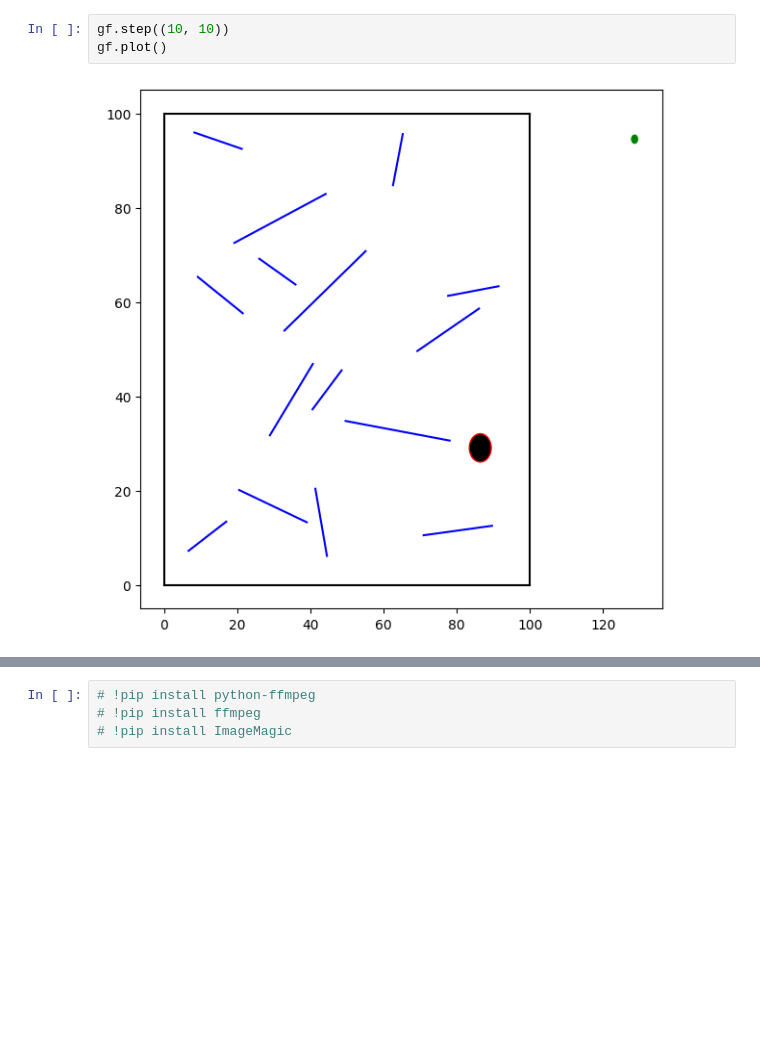
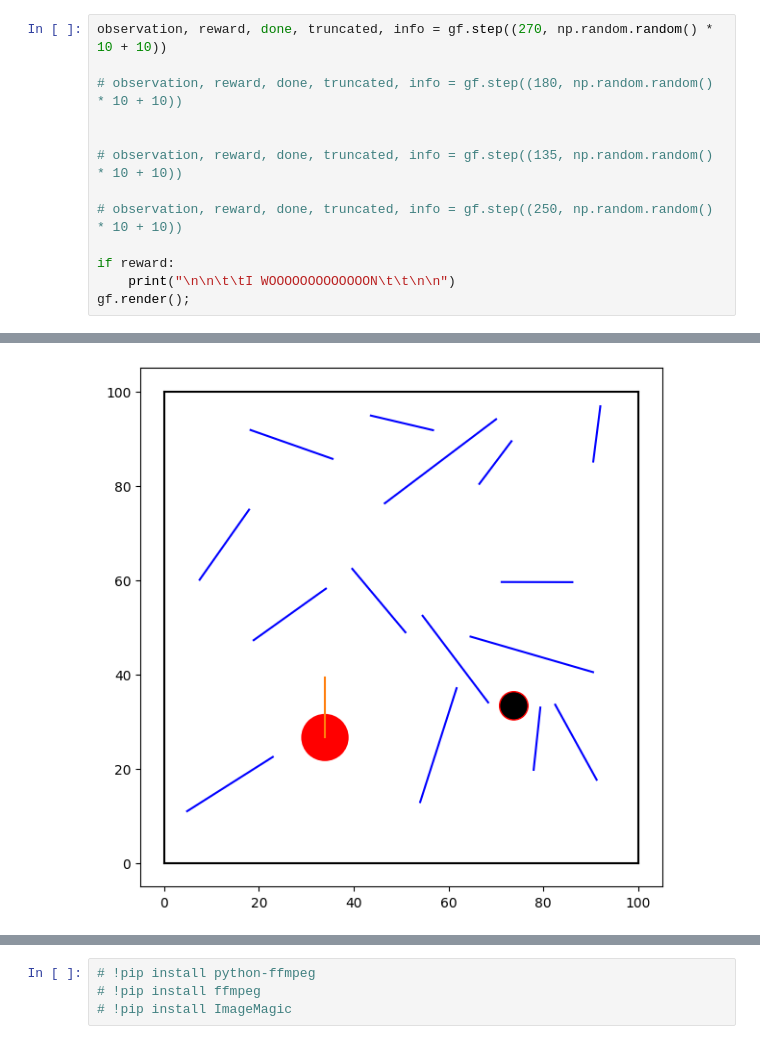
Before and after one commit to Akulyat/golfRL-project, a Jupyter notebook: sanbox.ipynb, the cells around one changed output, grey strips where cells are left out. Drawn from its saved outputs; the diff is of its cells as text; blank space fills up the shorter version.

```diff
--- a/sanbox.ipynb
+++ b/sanbox.ipynb
@@ -25,5 +25,14 @@ gf.plot()
-# %%
-gf.step((10, 10))
-gf.plot()
-# %% [output]
-[figure, removed]
+# %%
+observation, reward, done, truncated, info = gf.step((270, np.random.random() * 10 + 10))
+
+# observation, reward, done, truncated, info = gf.step((180, np.random.random() * 10 + 10))
+
+
+# observation, reward, done, truncated, info = gf.step((135, np.random.random() * 10 + 10))
+
+# observation, reward, done, truncated, info = gf.step((250, np.random.random() * 10 + 10))
+
+if reward:
+    print("\n\n\t\tI WOOOOOOOOOOOOON\t\t\n\n")
+gf.render();
+# %% [output]
@@ -29,0 +56 @@ gf.plot()
+[figure, added]
```
Also changed, not shown: parts of 8 cells of this notebook, 7 other files.
